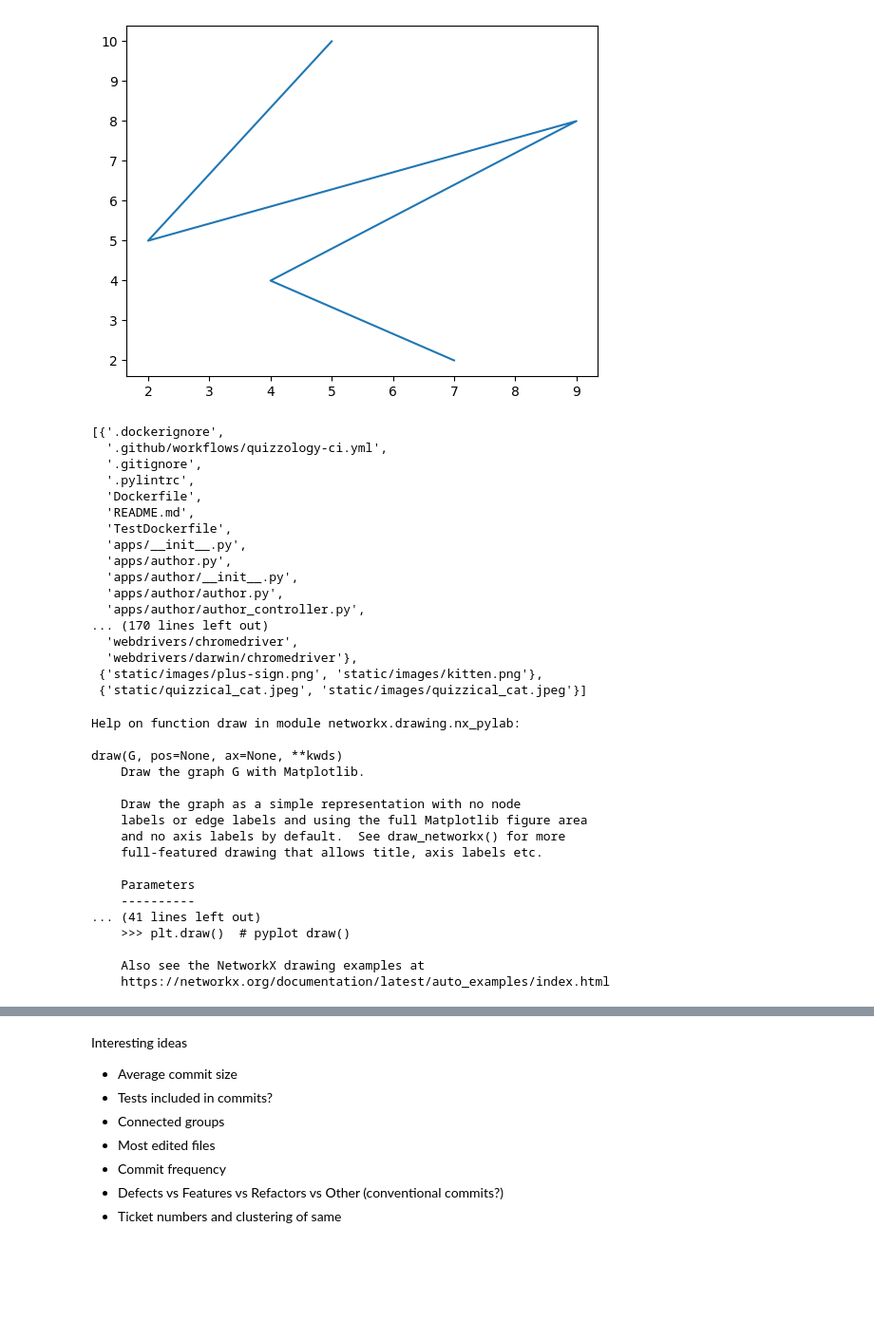
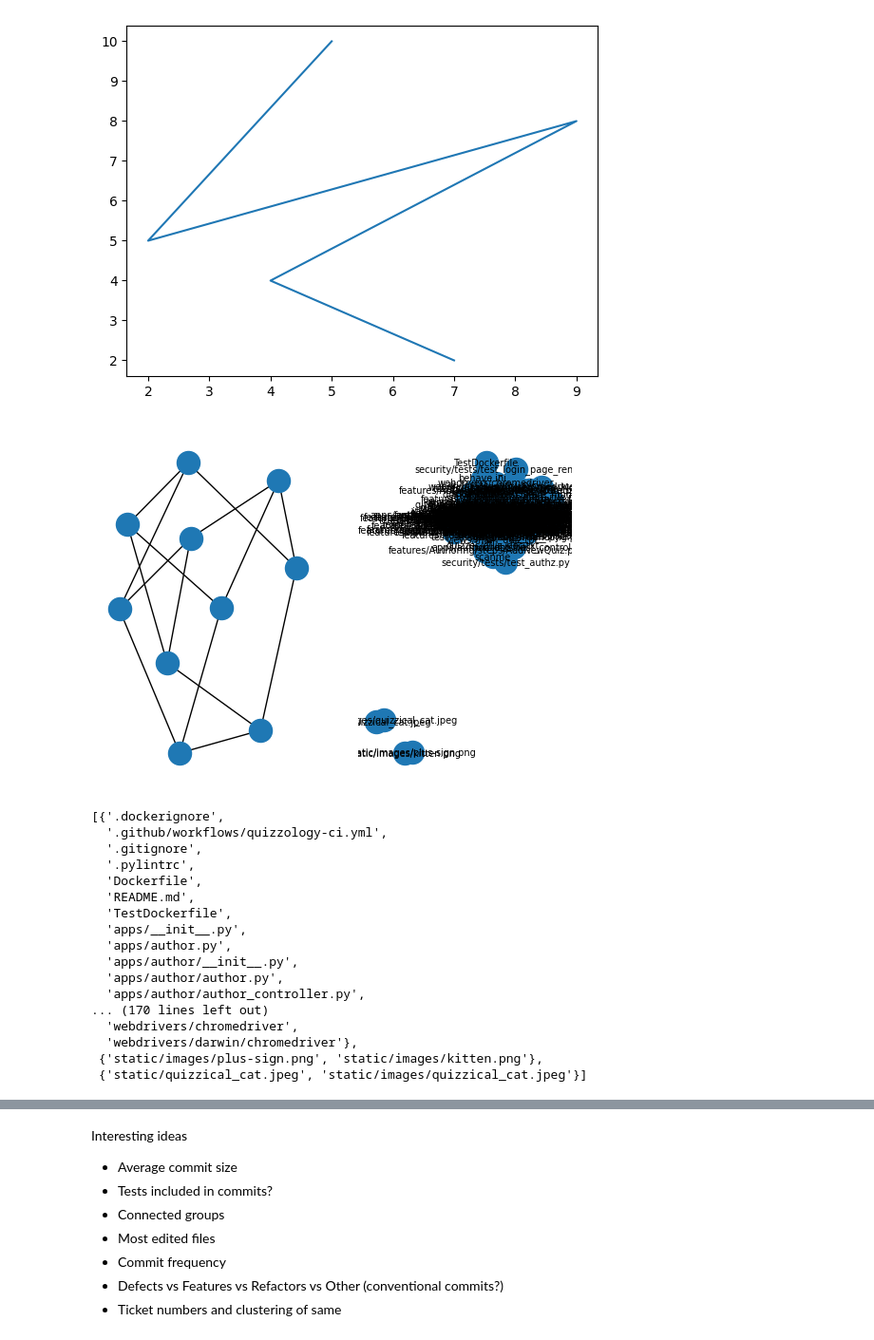
Before and after one commit to tottinge/gitminer-jupyter, a Jupyter notebook: RepoGraphs.ipynb, the cells around one changed output, grey strips where cells are left out. Shown at 95% size. Saved outputs shown, nothing was run; the diff lists cells and outputs as text; code cells hidden in the pictures; blank space fills up the shorter version.

```diff
--- a/RepoGraphs.ipynb
+++ b/RepoGraphs.ipynb
@@ -32,53 +36,37 @@ plot.show()
 # %%
 # Draw a network plot of some kind
 
-# graph = nx.petersen_graph() # well known sample data
-# subax = plot.subplot(121)
-# nx.draw(graph)
+graph = nx.petersen_graph() # well known sample data
+subax = plot.subplot(121)
+nx.draw(graph)
 
-# repo_plot = plot.subplot(122)
-# nx.draw(repo_graph, with_labels=True)
+repo_plot = plot.subplot(122)
+nx.draw(repo_graph, **little_labels)
+# %% [output]
+[figure, added]
-# %%
-
-pprint(list(nx.connected_components(repo_graph)))
-# %% [output]
-[{'.dockerignore',
-  '.github/workflows/quizzology-ci.yml',
-  '.gitignore',
-  '.pylintrc',
-  'Dockerfile',
-  'README.md',
-  'TestDockerfile',
-  'apps/__init__.py',
-  'apps/author.py',
-  'apps/author/__init__.py',
-  'apps/author/author.py',
-  'apps/author/author_controller.py',
-... (170 lines left out)
-  'webdrivers/chromedriver',
-  'webdrivers/darwin/chromedriver'},
- {'static/images/plus-sign.png', 'static/images/kitten.png'},
- {'static/quizzical_cat.jpeg', 'static/images/quizzical_cat.jpeg'}]
 # %%
-help(nx.draw)
+#help(nx.draw)
-# %% [output]
-Help on function draw in module networkx.drawing.nx_pylab:
-
-draw(G, pos=None, ax=None, **kwds)
-    Draw the graph G with Matplotlib.
-
-    Draw the graph as a simple representation with no node
-    labels or edge labels and using the full Matplotlib figure area
-    and no axis labels by default.  See draw_networkx() for more
-    full-featured drawing that allows title, axis labels etc.
-
-    Parameters
-    ----------
-... (41 lines left out)
-    >>> plt.draw()  # pyplot draw()
-
-    Also see the NetworkX drawing examples at
-    https://networkx.org/documentation/latest/auto_examples/index.html
+# %%
+
+pprint(list(nx.connected_components(repo_graph)))
+# %% [output]
+[{'.dockerignore',
+  '.github/workflows/quizzology-ci.yml',
+  '.gitignore',
+  '.pylintrc',
+  'Dockerfile',
+  'README.md',
+  'TestDockerfile',
+  'apps/__init__.py',
+  'apps/author.py',
+  'apps/author/__init__.py',
+  'apps/author/author.py',
+  'apps/author/author_controller.py',
+... (170 lines left out)
+  'webdrivers/chromedriver',
+  'webdrivers/darwin/chromedriver'},
+ {'static/images/plus-sign.png', 'static/images/kitten.png'},
+ {'static/quizzical_cat.jpeg', 'static/images/quizzical_cat.jpeg'}]
 # %%
 # Perhaps we should trim the data set so that we don't plot every single
 # edge and node in one ugly graph.
```
Also changed, not shown: parts of 17 cells of this notebook.
